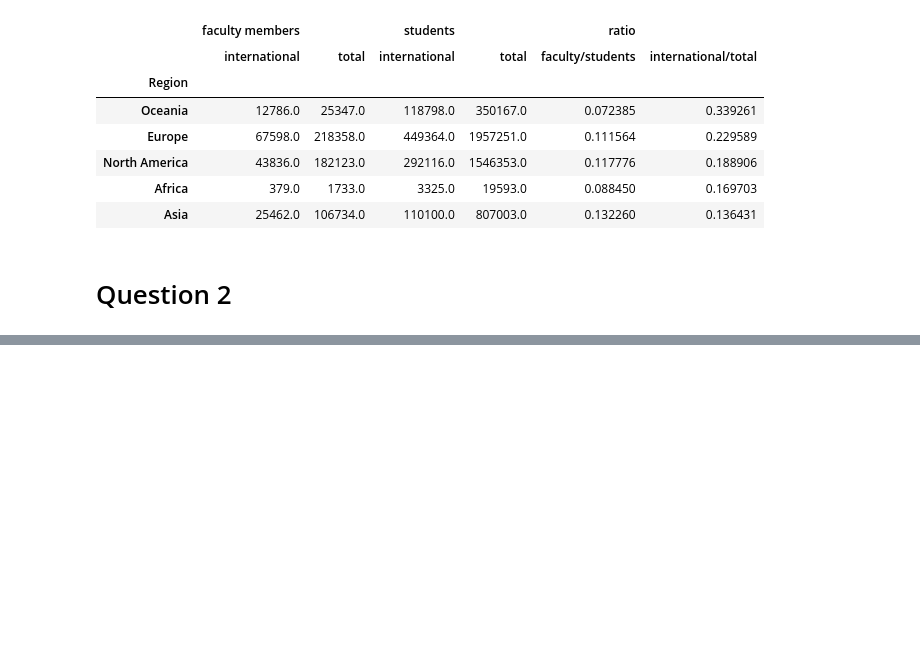
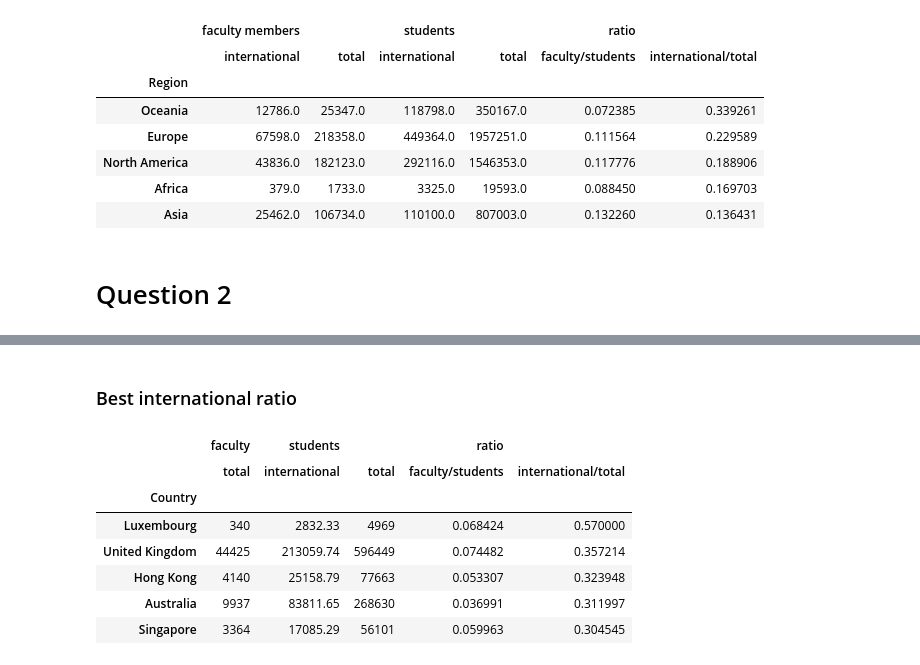
Before and after one commit to cgallay/Ada, a Jupyter notebook: Homework2/Homework2_T.ipynb, the cells around one changed output, grey strips where cells are left out. Saved outputs shown, nothing was run; the diff lists cells and outputs as text; code cells hidden in the pictures; blank space fills up the shorter version.

```diff
--- a/Homework2/Homework2_T.ipynb
+++ b/Homework2/Homework2_T.ipynb
@@ -218,0 +287,13 @@ QS_ratio_region.sort_values(('ratio', 'international/total'), ascending=False).h
+# %% [markdown]
+### Best international ratio
+# %%
+THE_ratio_country.sort_values(('ratio', 'international/total'), ascending=False).head()
+# %% [output]
+|  | faculty | students |  | ratio |  |
+|  | total | international | total | faculty/students | international/total |
+| Country |  |  |  |  |  |
+| Luxembourg | 340 | 2832.33 | 4969 | 0.068424 | 0.570000 |
+| United Kingdom | 44425 | 213059.74 | 596449 | 0.074482 | 0.357214 |
+| Hong Kong | 4140 | 25158.79 | 77663 | 0.053307 | 0.323948 |
+| Australia | 9937 | 83811.65 | 268630 | 0.036991 | 0.311997 |
+| Singapore | 3364 | 17085.29 | 56101 | 0.059963 | 0.304545 |
```
Also changed, not shown: parts of 13 cells of this notebook.
